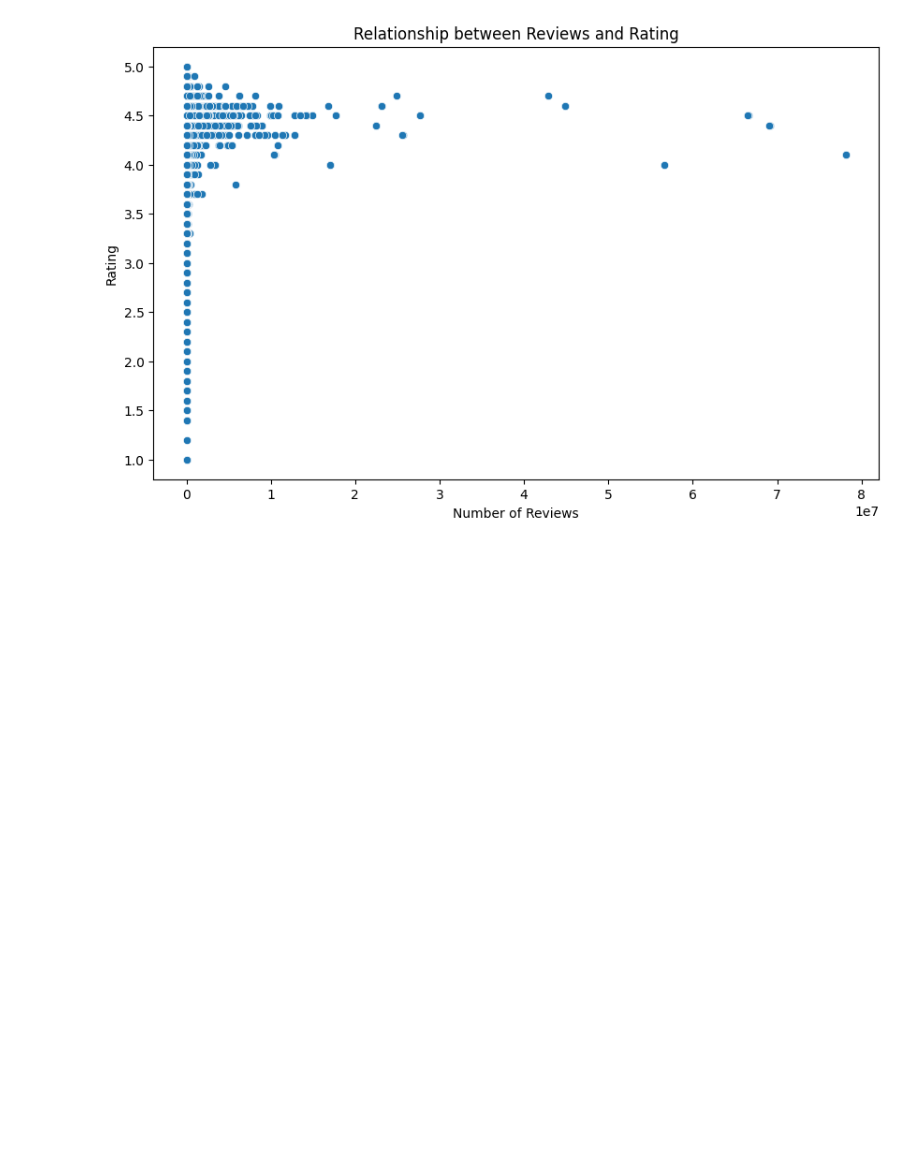
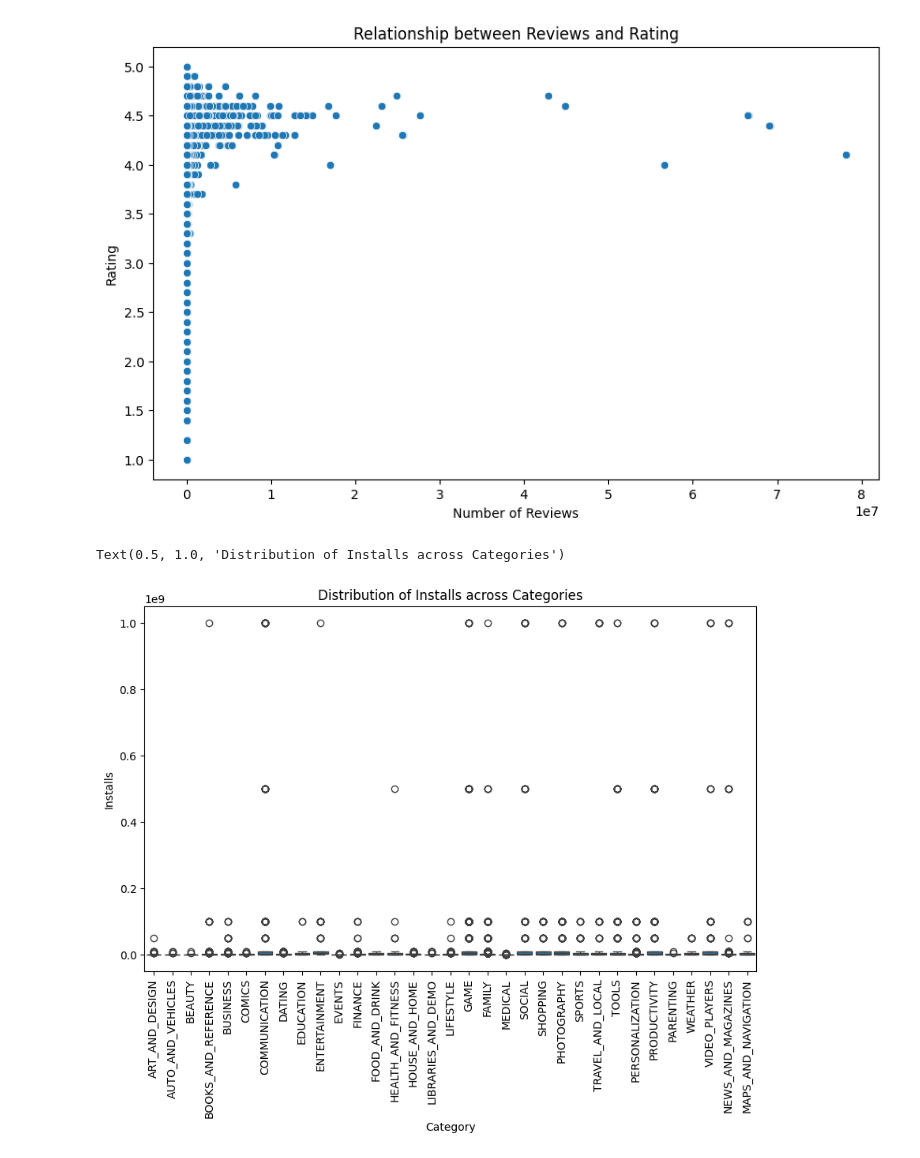
Before and after one commit to Sankrityayana/Exploratory-Data-Analysis-of-Google-App-Store-Data, a Jupyter notebook: EDA_of_Google_Play_Store_Data.ipynb, the cells around one changed output. Drawn from its saved outputs; the diff is of its cells as text; code cells hidden in the pictures; blank space fills up the shorter version.

```diff
--- a/EDA_of_Google_Play_Store_Data.ipynb
+++ b/EDA_of_Google_Play_Store_Data.ipynb
@@ -145,3 +145,14 @@ plt.title('Relationship between Reviews and Rating')
 # %% [output]
 Text(0.5, 1.0, 'Relationship between Reviews and Rating')
 [figure]
+# %%
+# Box plot
+plt.figure(figsize=(10, 6))
+sns.boxplot(data=dfs, x='Category', y='Installs')
+plt.xlabel('Category')
+plt.xticks(rotation=90)
+plt.ylabel('Installs')
+plt.title('Distribution of Installs across Categories')
+# %% [output]
+Text(0.5, 1.0, 'Distribution of Installs across Categories')
+[figure, added]
```
Also changed, not shown: parts of 4 cells of this notebook.
